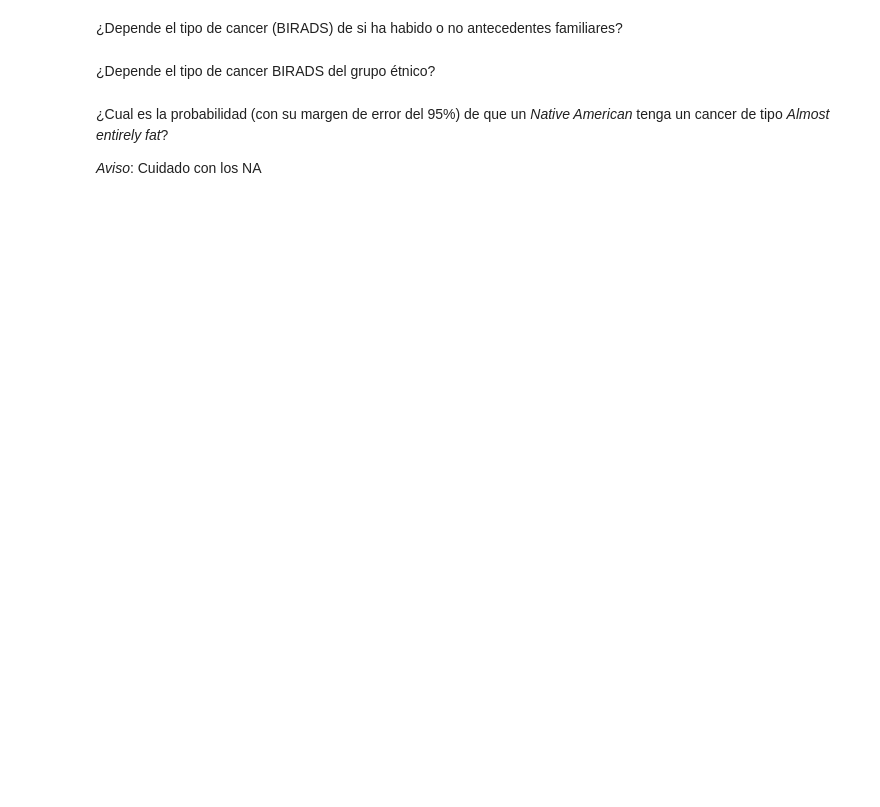
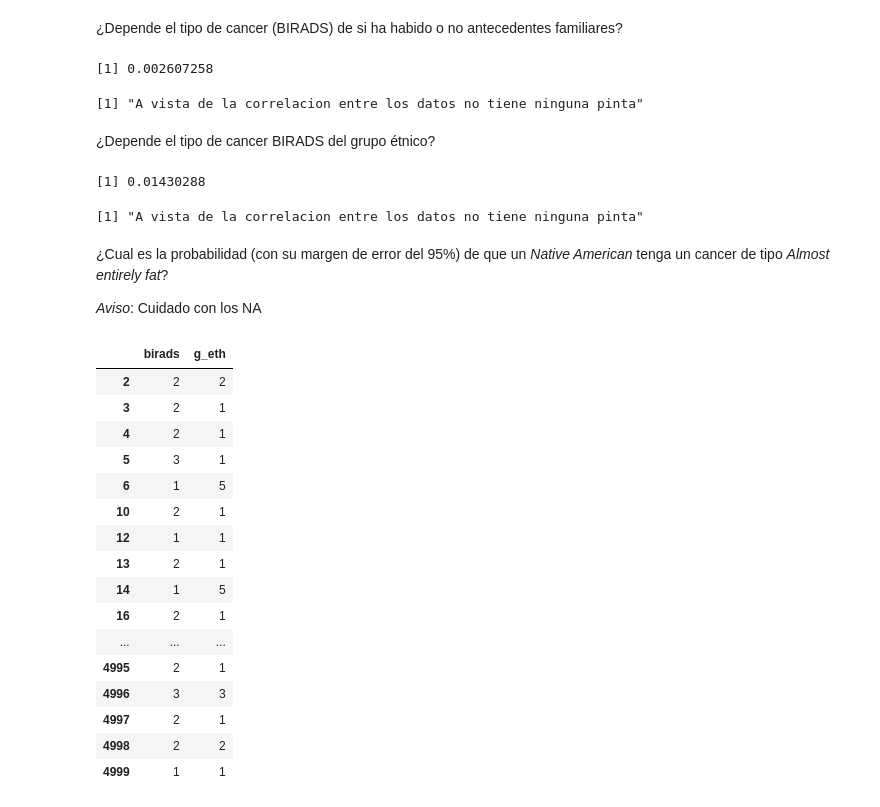
Before and after one commit to miguelcores/Data-Mining.R, a Jupyter notebook: practica/Practica2.ipynb, the cells around one changed output. Drawn from its saved outputs; the diff is of its cells as text; code cells hidden in the pictures; blank space fills up the shorter version.

```diff
--- a/practica/Practica2.ipynb
+++ b/practica/Practica2.ipynb
@@ -236,8 +237,44 @@ print("el que tiene más frecuencia es el de tipo 2, con una proporcion de:",m[2
 # %% [markdown]
 ¿Depende el tipo de cancer (BIRADS) de si ha habido o no antecedentes familiares?
+# %%
+antepenultima=data.frame(birads=cancer_data$BIRADS_breast_density,antec=cancer_data$first_degree_hx)
+antepenultima=na.omit(antepenultima)
+cor(antepenultima$birads,antepenultima$antec)
+print("A vista de la correlacion entre los datos no tiene ninguna pinta")
+# %% [output]
+[1] 0.002607258
+[1] "A vista de la correlacion entre los datos no tiene ninguna pinta"
 # %% [markdown]
 ¿Depende el tipo de cancer BIRADS del grupo étnico?
+# %%
+penultima=data.frame(birads=cancer_data$BIRADS_breast_density,g_eth=cancer_data$race_eth)
+penultima=na.omit(penultima)
+cor(penultima$birads,penultima$g_eth)
+print("A vista de la correlacion entre los datos no tiene ninguna pinta")
+# %% [output]
+[1] 0.01430288
+[1] "A vista de la correlacion entre los datos no tiene ninguna pinta"
 # %% [markdown]
 ¿Cual es la probabilidad (con su margen de error del 95%) de que un *Native American* tenga un cancer de tipo *Almost entirely fat*?
 
 *Aviso*: Cuidado con los NA
+# %%
+for(i in 1:length()
+# %% [output]
+|  | birads | g_eth |
+| 2 | 2 | 2 |
+| 3 | 2 | 1 |
+| 4 | 2 | 1 |
+| 5 | 3 | 1 |
+| 6 | 1 | 5 |
+| 10 | 2 | 1 |
+| 12 | 1 | 1 |
+| 13 | 2 | 1 |
+| 14 | 1 | 5 |
+| 16 | 2 | 1 |
+| ... | ... | ... |
+| 4995 | 2 | 1 |
+| 4996 | 3 | 3 |
+| 4997 | 2 | 1 |
+| 4998 | 2 | 2 |
+| 4999 | 1 | 1 |
```
Also changed, not shown: parts of 5 cells of this notebook.
